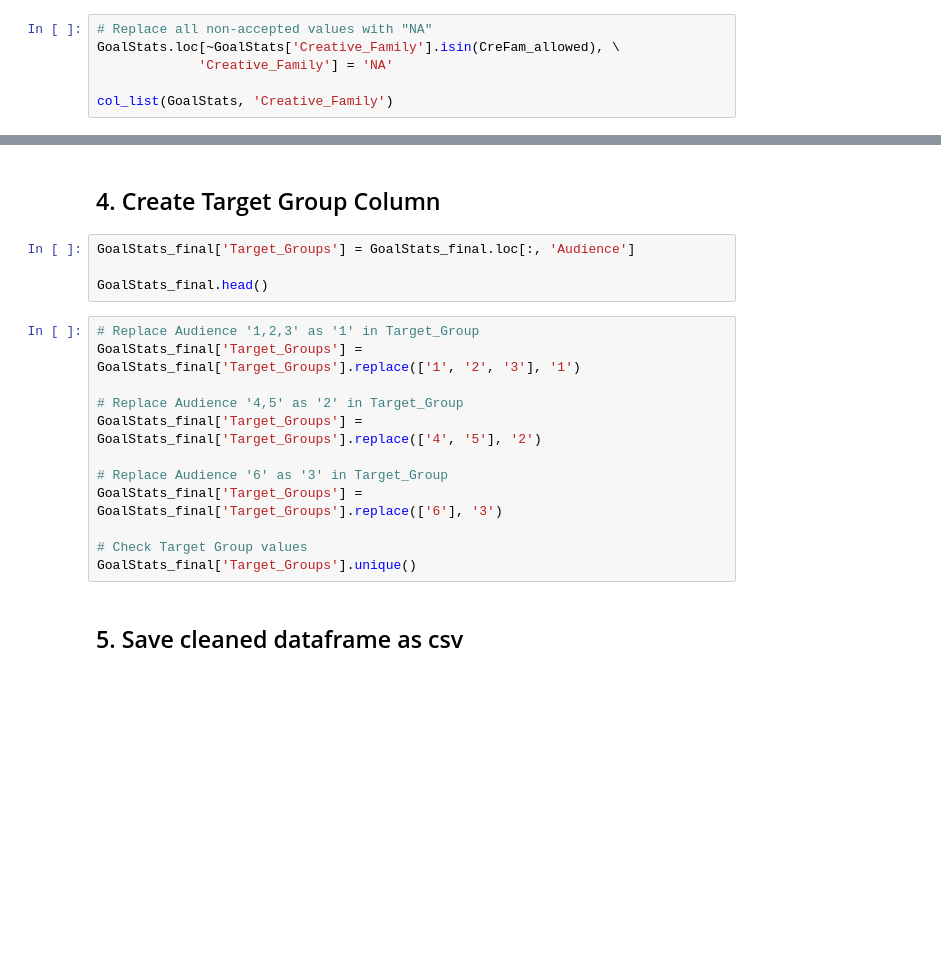
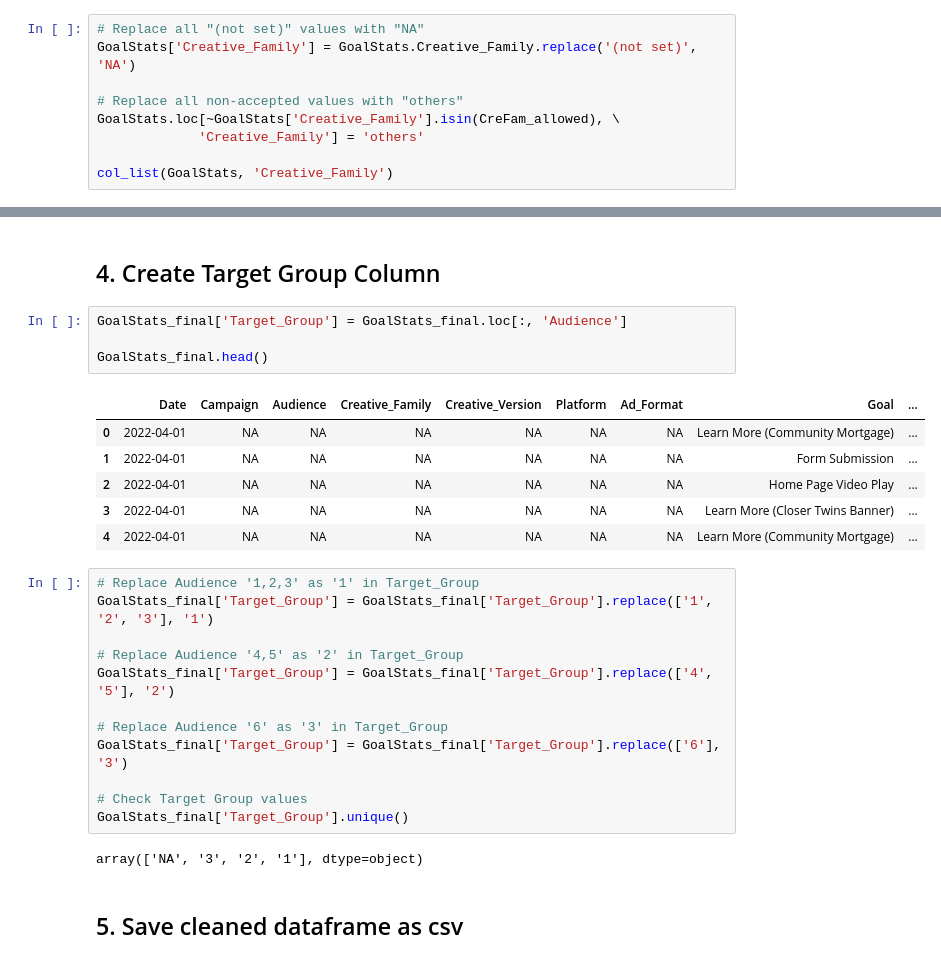
Before and after one commit to DA-Diversify/01_cleaning-and-EDA, a Jupyter notebook: goal-stats_cleaning.ipynb, the cells around one changed output, grey strips where cells are left out. Drawn from its saved outputs; the diff is of its cells as text; blank space fills up the shorter version.

```diff
--- a/goal-stats_cleaning.ipynb
+++ b/goal-stats_cleaning.ipynb
@@ -326,9 +324,12 @@ List of values in < Creative_Family > :
  '08-25-2022' '08-29-2022' 'August' 'crm'
  datetime.datetime(2022, 6, 9, 0, 0) datetime.datetime(2022, 8, 9, 0, 0)]
 # %%
-# Replace all non-accepted values with "NA"
+# Replace all "(not set)" values with "NA"
+GoalStats['Creative_Family'] = GoalStats.Creative_Family.replace('(not set)', 'NA')
+
+# Replace all non-accepted values with "others"
 GoalStats.loc[~GoalStats['Creative_Family'].isin(CreFam_allowed), \
-             'Creative_Family'] = 'NA'
+             'Creative_Family'] = 'others'
 
 col_list(GoalStats, 'Creative_Family')
 # %% [output]
@@ -419,24 +419,33 @@ Unused: 'Days_Max_Date','Latest_Report'
 GoalStats_final = GoalStats.copy().drop(columns=['Days_Max_Date','Latest_Report'])
 # %% [markdown]
 ## 4. Create Target Group Column
-# %%
-GoalStats_final['Target_Groups'] = GoalStats_final.loc[:, 'Audience']
-
-GoalStats_final.head()
-# %%
-# Replace Audience '1,2,3' as '1' in Target_Group
-GoalStats_final['Target_Groups'] = GoalStats_final['Target_Groups'].replace(['1', '2', '3'], '1')
-
-# Replace Audience '4,5' as '2' in Target_Group
-GoalStats_final['Target_Groups'] = GoalStats_final['Target_Groups'].replace(['4', '5'], '2')
-
-# Replace Audience '6' as '3' in Target_Group
-GoalStats_final['Target_Groups'] = GoalStats_final['Target_Groups'].replace(['6'], '3')
-
-# Check Target Group values
-GoalStats_final['Target_Groups'].unique()
-# %% [markdown]
-## 5. Save cleaned dataframe as csv
+# %%
+GoalStats_final['Target_Group'] = GoalStats_final.loc[:, 'Audience']
+
+GoalStats_final.head()
+# %% [output]
+|  | Date | Campaign | Audience | Creative_Family | Creative_Version | Platform | Ad_Format | Goal | ... |
+| 0 | 2022-04-01 | NA | NA | NA | NA | NA | NA | Learn More (Community Mortgage) | ... |
+| 1 | 2022-04-01 | NA | NA | NA | NA | NA | NA | Form Submission | ... |
+| 2 | 2022-04-01 | NA | NA | NA | NA | NA | NA | Home Page Video Play | ... |
+| 3 | 2022-04-01 | NA | NA | NA | NA | NA | NA | Learn More (Closer Twins Banner) | ... |
+| 4 | 2022-04-01 | NA | NA | NA | NA | NA | NA | Learn More (Community Mortgage) | ... |
+# %%
+# Replace Audience '1,2,3' as '1' in Target_Group
+GoalStats_final['Target_Group'] = GoalStats_final['Target_Group'].replace(['1', '2', '3'], '1')
+
+# Replace Audience '4,5' as '2' in Target_Group
+GoalStats_final['Target_Group'] = GoalStats_final['Target_Group'].replace(['4', '5'], '2')
+
+# Replace Audience '6' as '3' in Target_Group
+GoalStats_final['Target_Group'] = GoalStats_final['Target_Group'].replace(['6'], '3')
+
+# Check Target Group values
+GoalStats_final['Target_Group'].unique()
+# %% [output]
+array(['NA', '3', '2', '1'], dtype=object)
+# %% [markdown]
+## 5. Save cleaned dataframe as csv
 # %%
 GoalStats_final.info()
 # %% [output]
```
Also changed, not shown: parts of 20 cells of this notebook, 1 other file.
